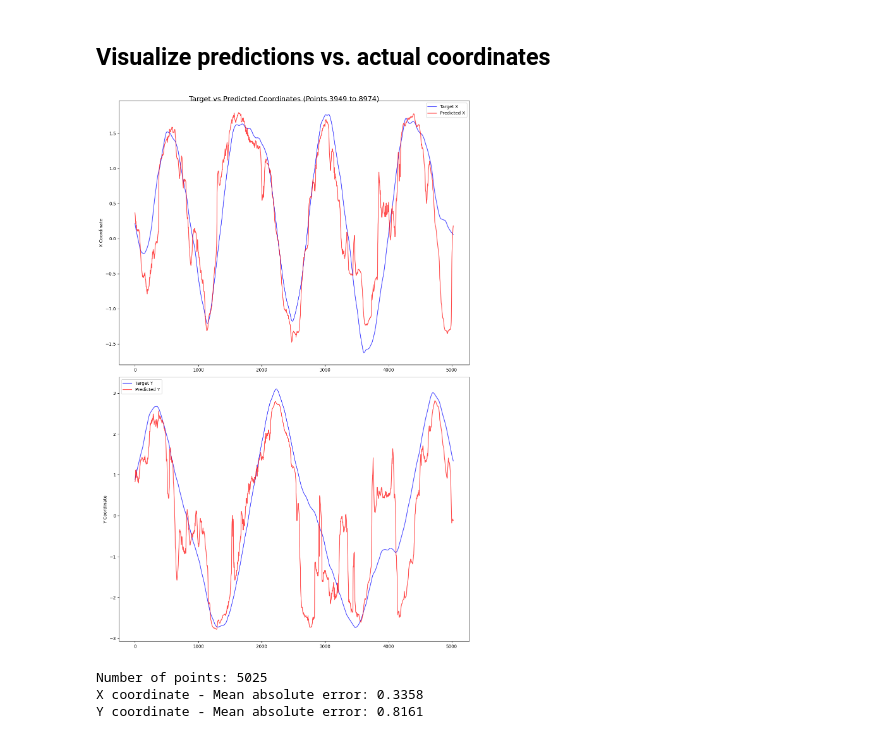
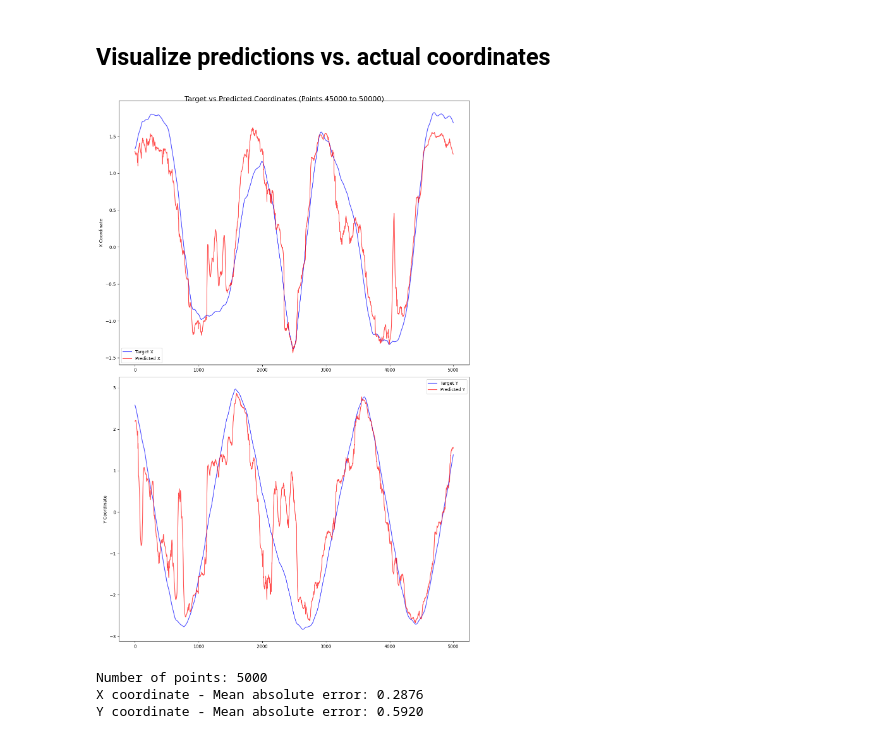
Before and after one commit to jimchen2/indoor_localization_oxford_dataset, a Jupyter notebook: src/other_exp/visualization.ipynb, the cells around one changed output. Saved outputs shown, nothing was run; the diff lists cells and outputs as text; code cells hidden in the pictures.

```diff
--- a/src/other_exp/visualization.ipynb
+++ b/src/other_exp/visualization.ipynb
@@ -31,15 +31,11 @@ model.load_state_dict(torch.load('../../model/best_imu_lstm_model.pth'))
 model.eval()
 
 # Usage
-root_dir = '../../data/Oxford Inertial Odometry Dataset/handheld_test'
+test_root_dir = '../../data/Oxford Inertial Odometry Dataset/handheld_test'
 
 
-test_loss, predictions, targets, overall_metrics = test_model(model, args.test_root_dir, args.sequence_length, args.output_size)
+test_loss, predictions, targets, overall_metrics = test_model(model, test_root_dir, sequence_length, output_size)
 
-# Log test results to TensorBoard
-print("Test/Loss", test_loss, 0)
-
-# Log all metrics
 for metric, value in overall_metrics.items():
     print(f"Test/{metric}", value, 0)
 
@@ -109,38 +104,40 @@ ValueError: too many values to unpack (expected 3)
 import matplotlib.pyplot as plt
 
 # Define the range for the first sequence
-start_point = 3949
-end_point = 8974
+start_point = 45000
+end_point = 50000
+
+################################################
 
 # Extract the relevant portion of the data
 range_predictions = predictions[start_point:end_point]
 range_targets = targets[start_point:end_point]
 
 # Create a 3x1 subplot for X, Y, and Z coordinates
 fig, (ax1, ax2) = plt.subplots(2, 1, figsize=(12, 18))
 fig.suptitle(f'Target vs Predicted Coordinates (Points {start_point} to {end_point})', fontsize=16)
 
 # Plot X coordinates
 ax1.plot(range(len(range_targets)), range_targets[:, 0], 'b-', label='Target X', alpha=0.7)
 ax1.plot(range(len(range_predictions)), range_predictions[:, 0], 'r-', label='Predicted X', alpha=0.7)
 ax1.set_ylabel('X Coordinate')
 ax1.legend()
 
 # Plot Y coordinates
 ax2.plot(range(len(range_targets)), range_targets[:, 1], 'b-', label='Target Y', alpha=0.7)
 ax2.plot(range(len(range_predictions)), range_predictions[:, 1], 'r-', label='Predicted Y', alpha=0.7)
 ax2.set_ylabel('Y Coordinate')
 ax2.legend()
 
 plt.tight_layout()
 plt.show()
 
 # Print some statistics
 print(f"Number of points: {len(range_targets)}")
 print(f"X coordinate - Mean absolute error: {np.mean(np.abs(range_predictions[:, 0] - range_targets[:, 0])):.4f}")
 print(f"Y coordinate - Mean absolute error: {np.mean(np.abs(range_predictions[:, 1] - range_targets[:, 1])):.4f}")
 # %% [output]
-[figure, old version]
+[figure, new version]
-Number of points: 5025
-X coordinate - Mean absolute error: 0.3358
-Y coordinate - Mean absolute error: 0.8161
+Number of points: 5000
+X coordinate - Mean absolute error: 0.2876
+Y coordinate - Mean absolute error: 0.5920
```
Also changed, not shown: parts of 2 cells of this notebook, 1 other file.
